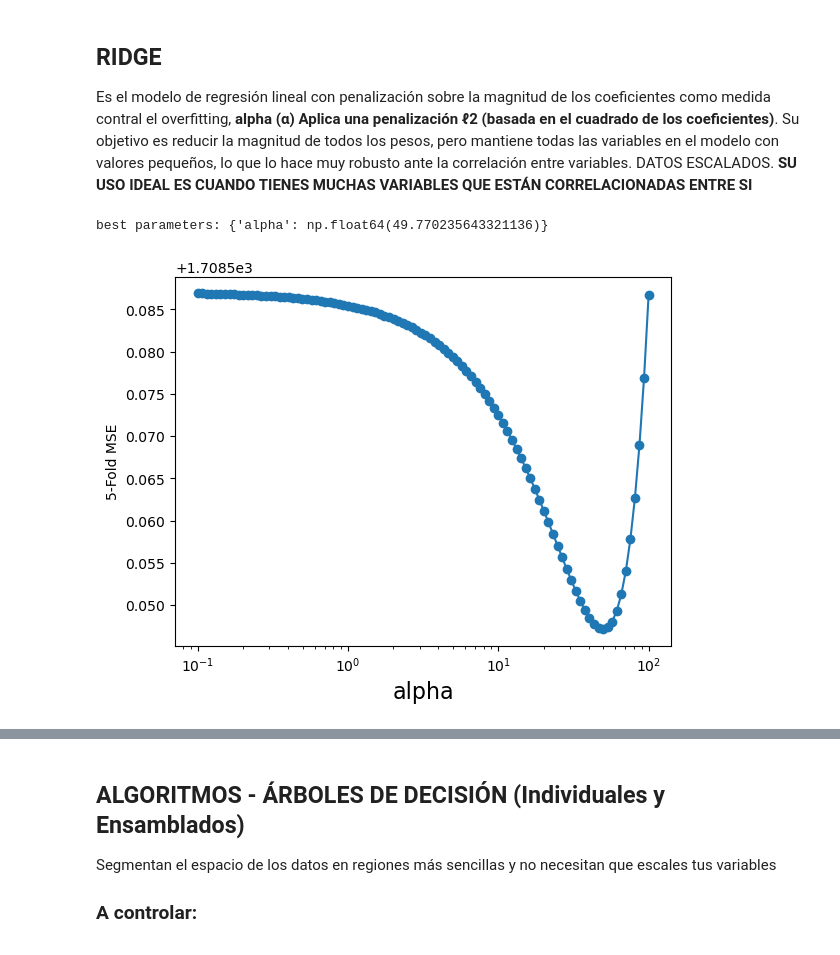
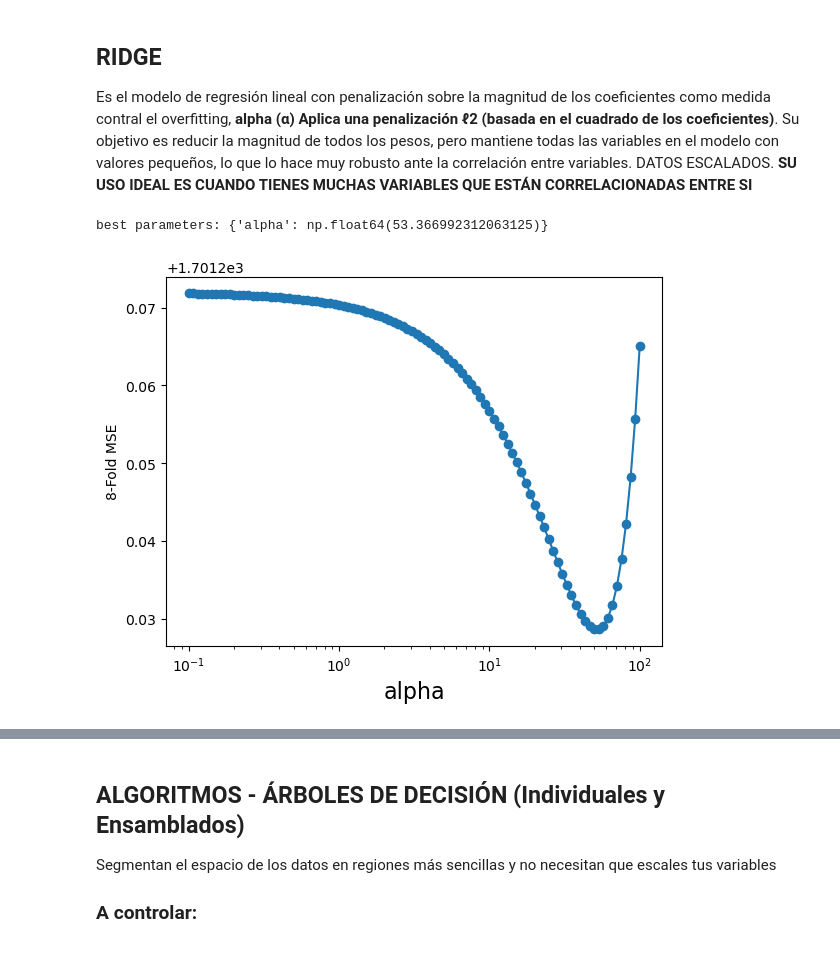
Before and after one commit to VictorReyesValbuena/PracticasProyectos, a Jupyter notebook: Proyecto 6 - Práctica Machine Learning/OK_ResolucionPractica.ipynb, the cells around one changed output, grey strips where cells are left out. Drawn from its saved outputs; the diff is of its cells as text; code cells hidden in the pictures.

```diff
--- a/Proyecto 6 - Práctica Machine Learning/OK_ResolucionPractica.ipynb
+++ b/Proyecto 6 - Práctica Machine Learning/OK_ResolucionPractica.ipynb
@@ -175,19 +175,19 @@ DATOS ESCALADOS.
 # %%
 #Utilizo validación cruzada para obtener el mejor valor de alpha.
 
 alpha_vector = np.logspace(-1,2,100)
 param_grid = {'alpha': alpha_vector }
 grid = GridSearchCV(Ridge(), scoring= 'neg_mean_squared_error', param_grid=param_grid, cv = 8).fit(XtrainScaled, y_train)
 print("best parameters: {}".format(grid.best_params_))
 
 scores = -1*np.array(grid.cv_results_['mean_test_score'])
 plt.semilogx(alpha_vector,scores,'-o')
 plt.xlabel('alpha',fontsize=16)
-plt.ylabel('5-Fold MSE')
+plt.ylabel('8-Fold MSE')
 plt.show()
 # %% [output]
-best parameters: {'alpha': np.float64(49.770235643321136)}
+best parameters: {'alpha': np.float64(53.366992312063125)}
-[figure, old version]
+[figure, new version]
 # %%
 alpha_optimo = grid.best_params_['alpha']
 ridge = Ridge(alpha = alpha_optimo).fit(XtrainScaled,y_train)
```
Also changed, not shown: parts of 22 cells of this notebook, 1 other file.
